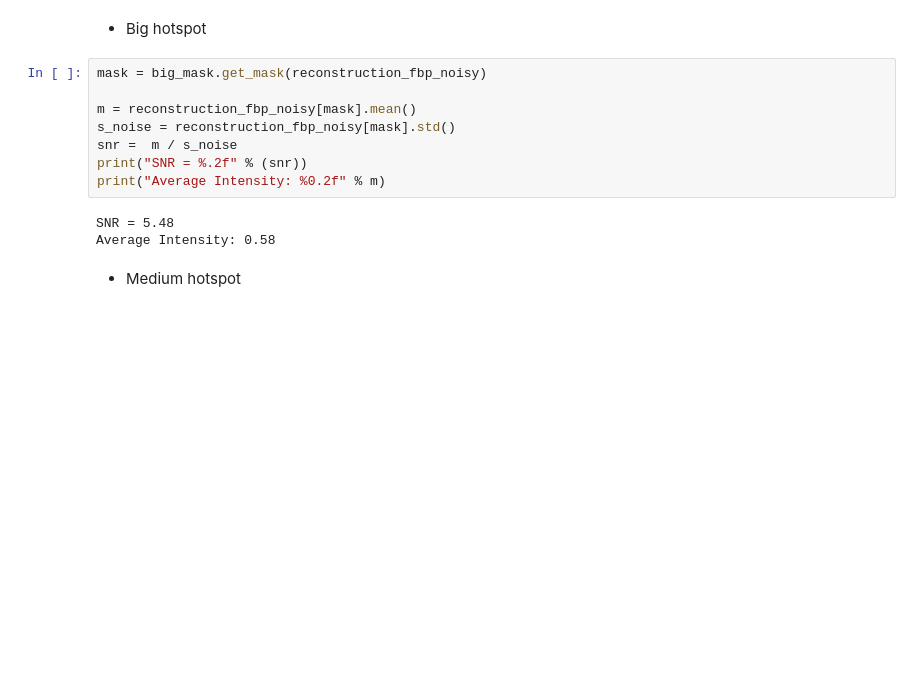
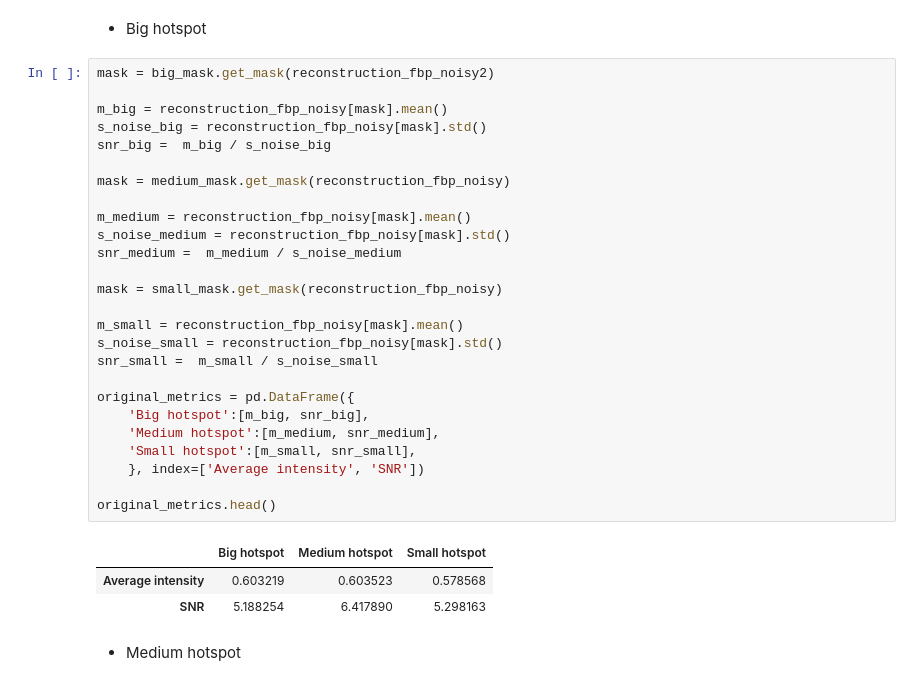
Before and after one commit to murillo-teixeira/medical-imaging-assignments, a Jupyter notebook: 3. Lab 3/Lab3.ipynb, the cells around one changed output. Saved outputs shown, nothing was run; the diff lists cells and outputs as text; blank space fills up the shorter version.

```diff
--- a/3. Lab 3/Lab3.ipynb
+++ b/3. Lab 3/Lab3.ipynb
@@ -180,17 +181,36 @@ plt.tight_layout()
 #### b. Compute the average image intensities and SNR in each ROI.
 # %% [markdown]
 - Big hotspot
-# %%
-mask = big_mask.get_mask(reconstruction_fbp_noisy)
-
-m = reconstruction_fbp_noisy[mask].mean()
-s_noise = reconstruction_fbp_noisy[mask].std()
-snr =  m / s_noise
-print("SNR = %.2f" % (snr))
-print("Average Intensity: %0.2f" % m)
-# %% [output]
-SNR = 5.48
-Average Intensity: 0.58
+# %%
+mask = big_mask.get_mask(reconstruction_fbp_noisy2)
+
+m_big = reconstruction_fbp_noisy[mask].mean()
+s_noise_big = reconstruction_fbp_noisy[mask].std()
+snr_big =  m_big / s_noise_big
+
+mask = medium_mask.get_mask(reconstruction_fbp_noisy)
+
+m_medium = reconstruction_fbp_noisy[mask].mean()
+s_noise_medium = reconstruction_fbp_noisy[mask].std()
+snr_medium =  m_medium / s_noise_medium
+
+mask = small_mask.get_mask(reconstruction_fbp_noisy)
+
+m_small = reconstruction_fbp_noisy[mask].mean()
+s_noise_small = reconstruction_fbp_noisy[mask].std()
+snr_small =  m_small / s_noise_small
+
+original_metrics = pd.DataFrame({
+    'Big hotspot':[m_big, snr_big],
+    'Medium hotspot':[m_medium, snr_medium],
+    'Small hotspot':[m_small, snr_small],
+    }, index=['Average intensity', 'SNR'])
+
+original_metrics.head()
+# %% [output]
+|  | Big hotspot | Medium hotspot | Small hotspot |
+| Average intensity | 0.603219 | 0.603523 | 0.578568 |
+| SNR | 5.188254 | 6.417890 | 5.298163 |
 # %% [markdown]
 - Medium hotspot
 # %%
```
Also changed, not shown: parts of 19 cells of this notebook.
